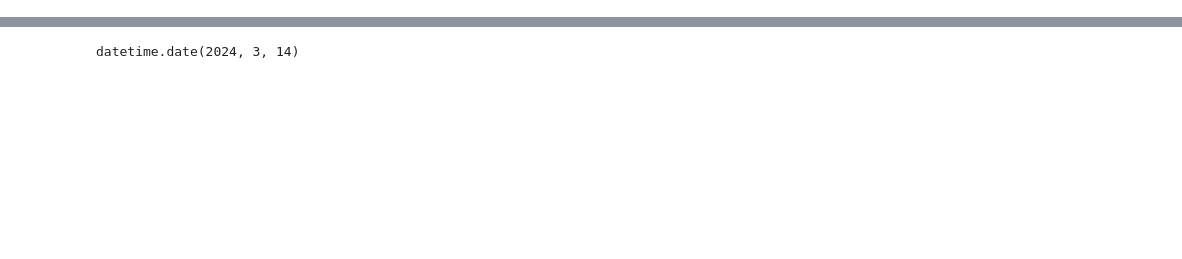
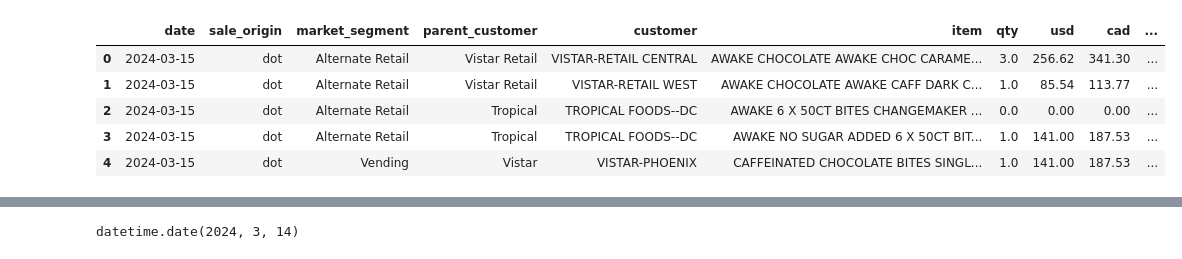
Before and after one commit to mikejackson35/cpg-sales, a Jupyter notebook: daily_push.ipynb, the cells around one changed output, grey strips where cells are left out. Cells and saved outputs as stored; diff of their text form; code cells hidden in the pictures; blank space fills up the shorter version.

```diff
--- a/daily_push.ipynb
+++ b/daily_push.ipynb
@@ -38,3 +38,12 @@ level_1.to_csv(r"C:/Users/mikej/Desktop/cpg-sales/data/l1.csv", index=False)
 level_2 = pd.read_sql("SELECT * FROM level_2 WHERE date > '2020-12-31';", con = engine)
 level_2 = level_2[level_2.market_segment != 'Samples']
 level_2.to_csv(r"C:/Users/mikej/Desktop/cpg-sales/data/all_sales_data.csv", index=False)
+# %%
+level_2.head()
+# %% [output]
+|  | date | sale_origin | market_segment | parent_customer | customer | item | qty | usd | cad | ... |
+| 0 | 2024-03-15 | dot | Alternate Retail | Vistar Retail | VISTAR-RETAIL CENTRAL | AWAKE CHOCOLATE AWAKE CHOC CARAME... | 3.0 | 256.62 | 341.30 | ... |
+| 1 | 2024-03-15 | dot | Alternate Retail | Vistar Retail | VISTAR-RETAIL WEST | AWAKE CHOCOLATE AWAKE CAFF DARK C... | 1.0 | 85.54 | 113.77 | ... |
+| 2 | 2024-03-15 | dot | Alternate Retail | Tropical | TROPICAL FOODS--DC | AWAKE 6 X 50CT BITES CHANGEMAKER ... | 0.0 | 0.00 | 0.00 | ... |
+| 3 | 2024-03-15 | dot | Alternate Retail | Tropical | TROPICAL FOODS--DC | AWAKE NO SUGAR ADDED 6 X 50CT BIT... | 1.0 | 141.00 | 187.53 | ... |
+| 4 | 2024-03-15 | dot | Vending | Vistar | VISTAR-PHOENIX | CAFFEINATED CHOCOLATE BITES SINGL... | 1.0 | 141.00 | 187.53 | ... |
```
Also changed, not shown: parts of 3 cells of this notebook, 3 other files.
